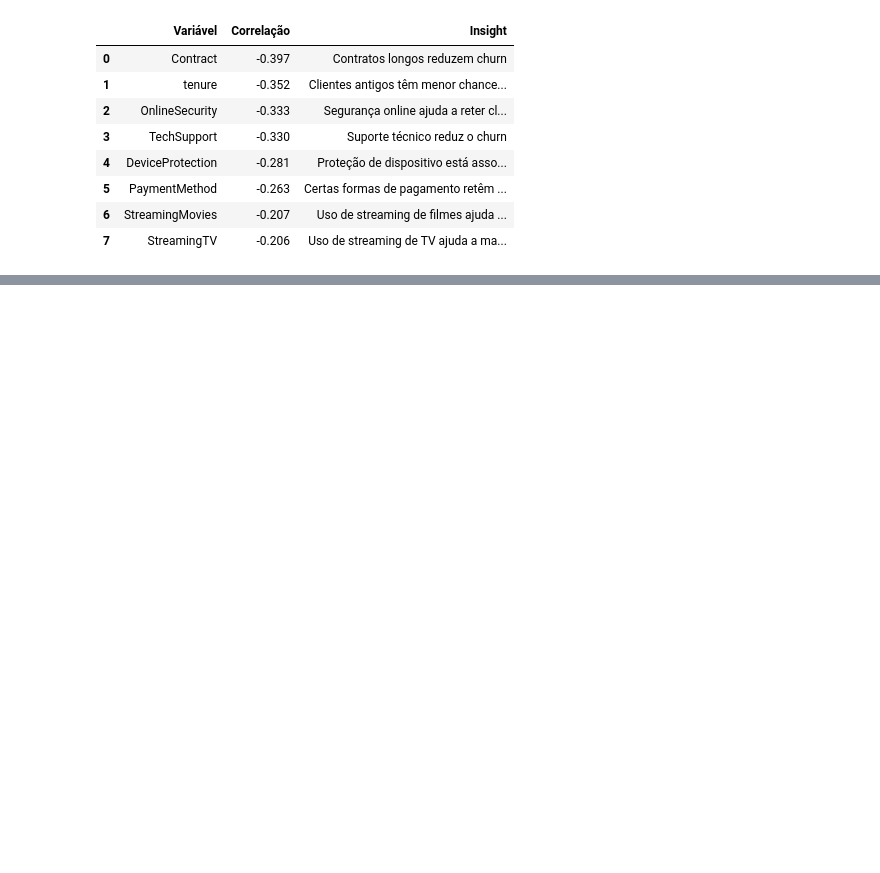
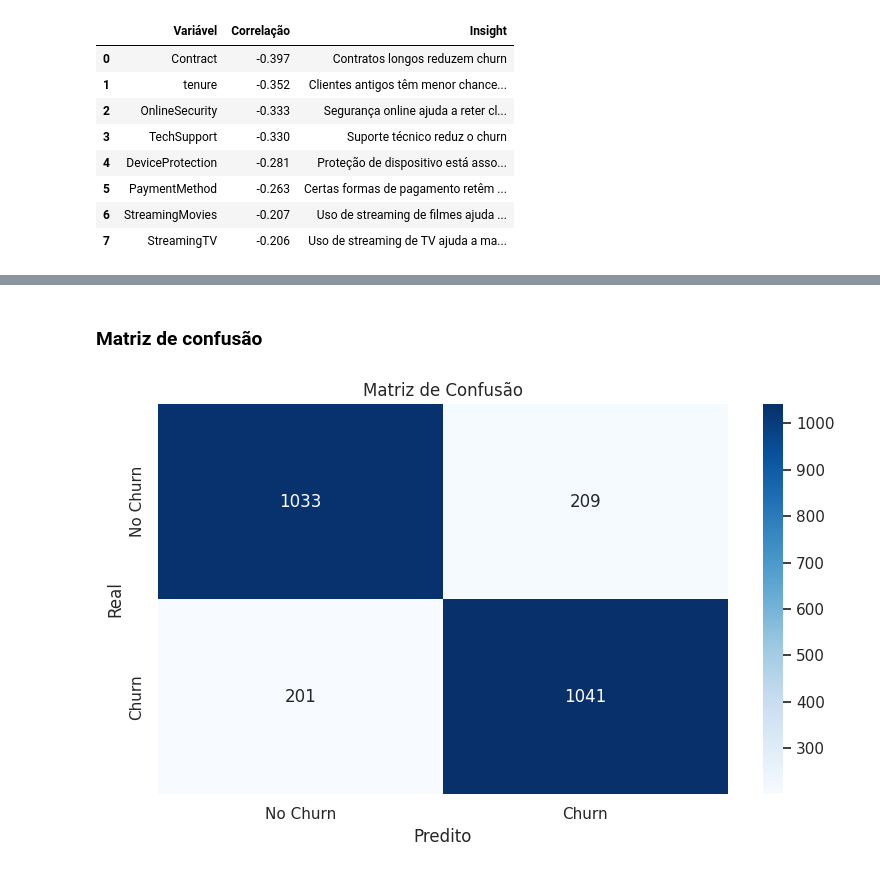
Before and after one commit to jonnathann/portifolio_ra, a Jupyter notebook: notebooks/churn_prediction.ipynb, the cells around one changed output, grey strips where cells are left out. Drawn from its saved outputs; the diff is of its cells as text; code cells hidden in the pictures; blank space fills up the shorter version.

```diff
--- a/notebooks/churn_prediction.ipynb
+++ b/notebooks/churn_prediction.ipynb
@@ -425,0 +285,11 @@ Passing `palette` without assigning `hue` is deprecated and will be removed in v
+# %%
+X = X_train_bal
+y = y_train_bal
+
+X_train, X_test, y_train, y_test = train_test_split(X, y, test_size=0.3, random_state=42, stratify=y)
+
+rf_model = RandomForestClassifier(n_estimators=100, random_state=42)
+rf_model.fit(X_train, np.array(y_train).ravel())
+
+y_pred = rf_model.predict(X_test)
+y_proba = rf_model.predict_proba(X_test)[:, 1]
@@ -425,0 +319,15 @@ Passing `palette` without assigning `hue` is deprecated and will be removed in v
+# %% [markdown]
+### Matriz de confusão
+# %%
+
+conf_matrix = confusion_matrix(y_test, y_pred)
+sns.heatmap(conf_matrix, annot=True, fmt='d', cmap='Blues',
+            xticklabels=['No Churn', 'Churn'],
+            yticklabels=['No Churn', 'Churn'])
+plt.title('Matriz de Confusão')
+plt.xlabel('Predito')
+plt.ylabel('Real')
+plt.tight_layout()
+plt.show()
+# %% [output]
+[figure, added]
```
Also changed, not shown: parts of 53 cells of this notebook.
